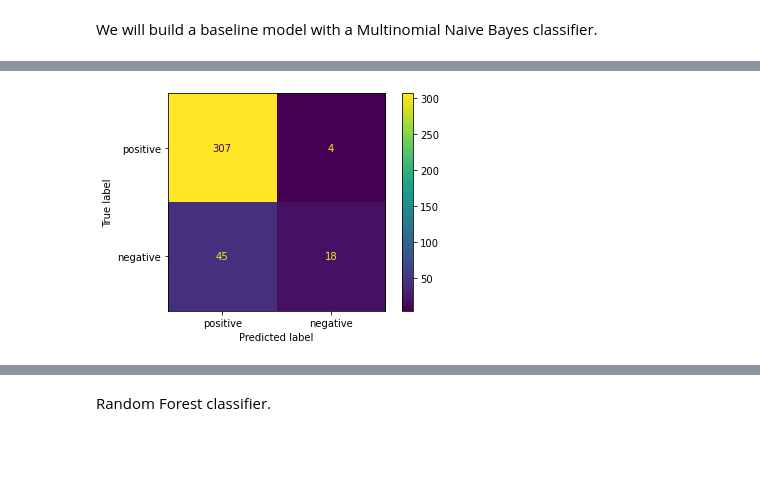
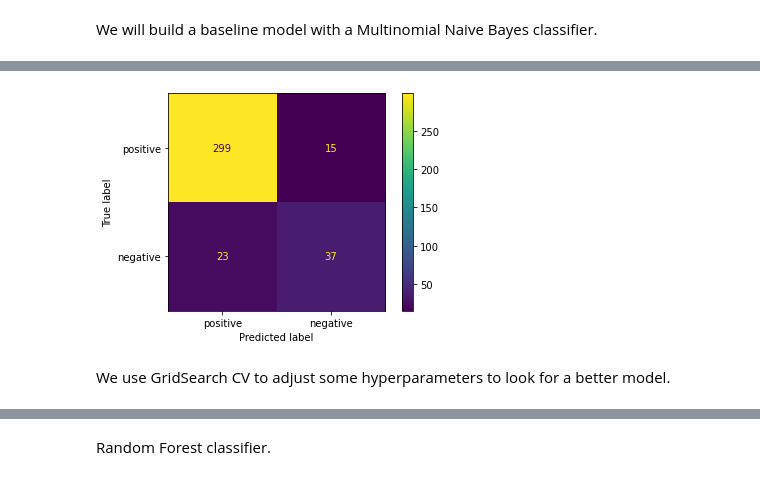
Before and after one commit to myt-hue/NLP-Customer-Sentiment-, a Jupyter notebook: notebook_Dan.ipynb, the cells around one changed output, grey strips where cells are left out. Saved outputs shown, nothing was run; the diff lists cells and outputs as text; code cells hidden in the pictures; blank space fills up the shorter version.

```diff
--- a/notebook_Dan.ipynb
+++ b/notebook_Dan.ipynb
@@ -418,0 +454,8 @@ array([[307,   4],
+# %%
+# create a pipeline to vectorize and run Multinomial Naive Bayes model
+
+pipe_mnb = Pipeline([('cv', cv), ('mnb', MultinomialNB(alpha=0.1))])
+# %%
+# fit the pipeline on the train set
+
+pipe_mnb.fit(X_t, y_t)
@@ -418,0 +481,17 @@ array([[307,   4],
+# %%
+# make predictions for y
+
+y_hat = pipe_mnb.predict(X_val)
+# %%
+# metrics for baseline model
+
+accuracy = accuracy_score(y_val, y_hat)
+classification_rep = classification_report(y_val, y_hat)
+conf_matrix = confusion_matrix(y_val, y_hat)
+
+# Print the evaluation metrics
+print(f"Accuracy: {accuracy:f}")
+print("\nClassification Report:")
+print(classification_rep)
+print("\nConfusion Matrix:")
+print(conf_matrix)
@@ -419,6 +515,8 @@ array([[307,   4],
 # %%
-cm_display = ConfusionMatrixDisplay(confusion_matrix=cm, display_labels=['positive', 'negative'])
+cm_display = ConfusionMatrixDisplay(confusion_matrix=conf_matrix, display_labels=['positive', 'negative'])
 cm_display.plot()
 plt.show()
 # %% [output]
-[figure, old version]
+[figure, new version]
+# %% [markdown]
+We use GridSearch CV to adjust some hyperparameters to look for a better model.
```
Also changed, not shown: parts of 87 cells of this notebook.
